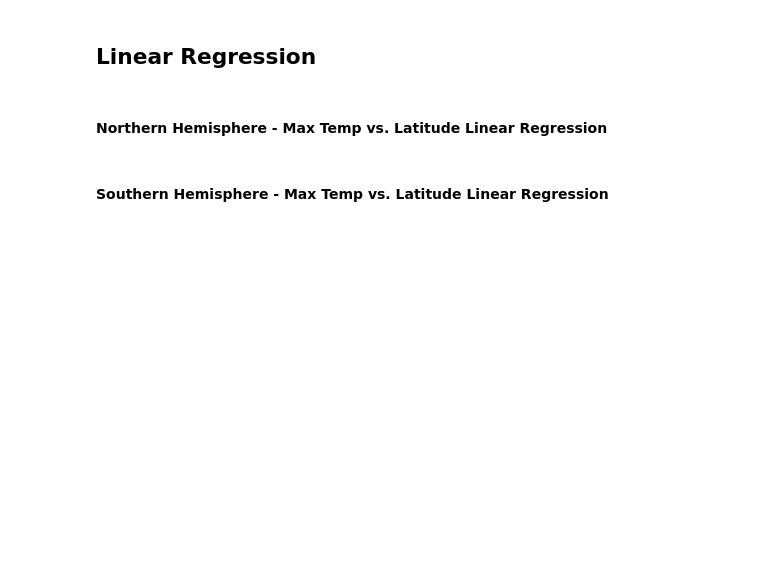
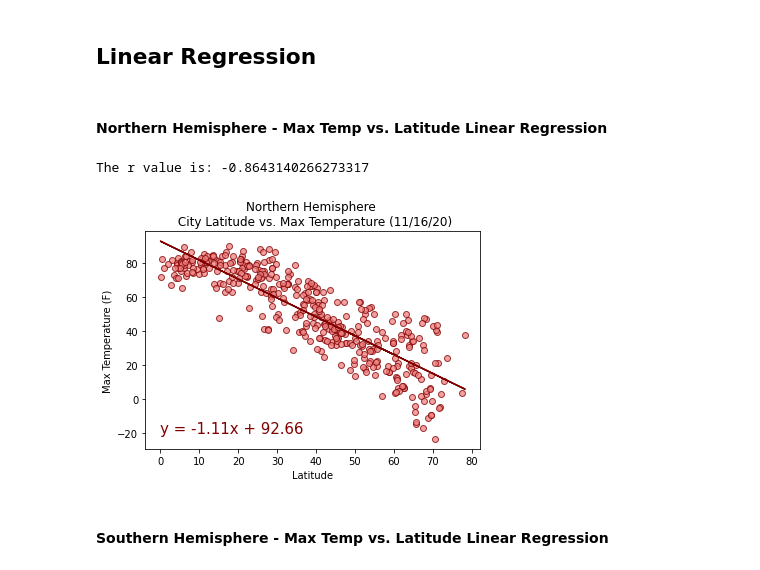
Before and after one commit to Kylmalcolm/Global-Weather-Analysis, a Jupyter notebook: WeatherPy.ipynb, the cells around one changed output. Drawn from its saved outputs; the diff is of its cells as text; code cells hidden in the pictures; blank space fills up the shorter version.

```diff
--- a/WeatherPy.ipynb
+++ b/WeatherPy.ipynb
@@ -193,23 +229,26 @@ south_df = weather_df.loc[weather_df["Latitude"] < 0]
 # %%
 plt.scatter(north_df["Latitude"], north_df["Max Temperature"], color="lightcoral", edgecolor="maroon", alpha=0.75)
 
 x_values = north_df["Latitude"]
 y_values = north_df["Max Temperature"]
 
 (slope, intercept, rvalue, pvalue, stderr) = linregress(x_values, y_values)
 regress_values = x_values * slope + intercept
 
 line_eq = "y = " + str(round(slope,2)) + "x + " + str(round(intercept,2))
 plt.plot(x_values,regress_values,"r-",color="maroon")
-plt.annotate(line_eq,(45,25),fontsize=15,color="maroon")
+plt.annotate(line_eq,(0,-20),fontsize=15,color="maroon")
 
 plt.title("Northern Hemisphere \n City Latitude vs. Max Temperature (11/16/20)")
 plt.xlabel("Latitude")
 plt.ylabel("Max Temperature (F)")
 
 print("The r value is: " + str(rvalue))
 plt.savefig("Weatherpy Documents/Northern Hemisphere City Latitude vs Max Temperature.png")
 plt.show()
+# %% [output]
+The r value is: -0.8643140266273317
+[figure, added]
 # %% [markdown]
 ####  Southern Hemisphere - Max Temp vs. Latitude Linear Regression
 # %%
```
Also changed, not shown: parts of 16 cells of this notebook, 13 other files.
